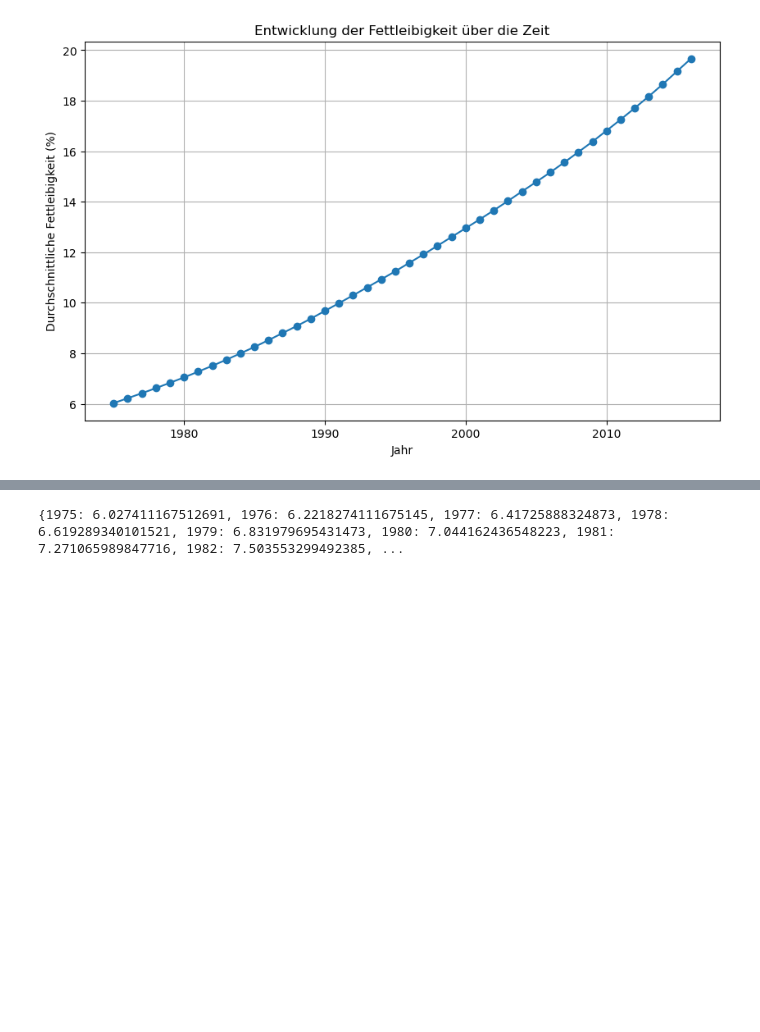
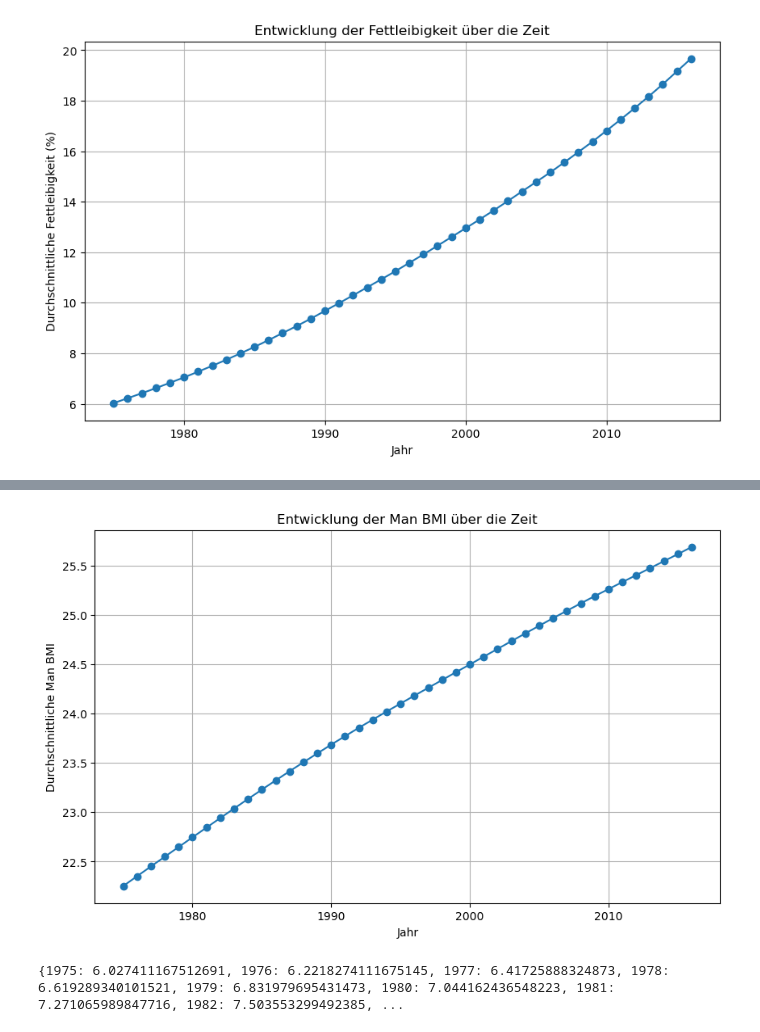
Before and after one commit to simona-cyber/LN-Python, a Jupyter notebook: Grundgerüst_Leistungsnachweis.ipynb, the cells around one changed output, grey strips where cells are left out. Saved outputs shown, nothing was run; the diff lists cells and outputs as text; code cells hidden in the pictures; blank space fills up the shorter version.

```diff
--- a/Grundgerüst_Leistungsnachweis.ipynb
+++ b/Grundgerüst_Leistungsnachweis.ipynb
@@ -634,3 +837,15 @@ plt.show()
+# %%
+import matplotlib.pyplot as plt
+
+plt.figure(figsize=(10, 6))
+plt.plot(mean_per_year.index, mean_per_year.values, marker='o', linestyle='-')
+plt.title('Entwicklung der Man BMI über die Zeit')
+plt.xlabel('Jahr')
+plt.ylabel('Durchschnittliche Man BMI')
+plt.grid(True)
+plt.show()
+# %% [output]
+[figure, added]
 # %%
 # Dictionary zur Speicherung der Durchschnittswerte
 avg_dict = {year: df[df['Jahr'] == year]['Fettleibigkeit'].mean() for year in years}
```
Also changed, not shown: parts of 33 cells of this notebook, 1 other file.
